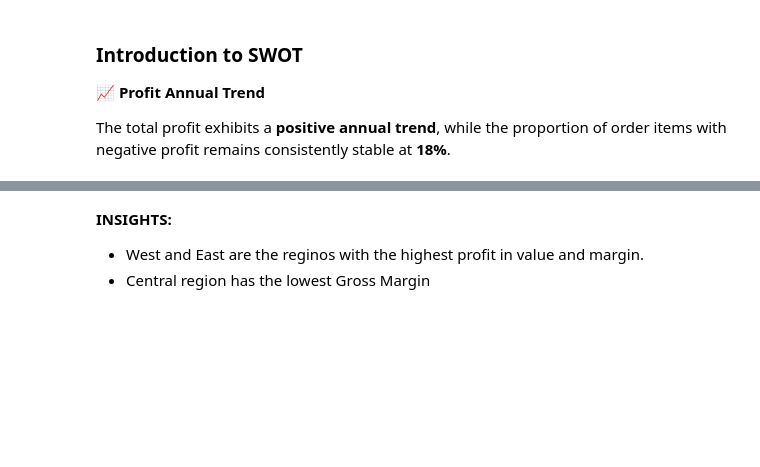
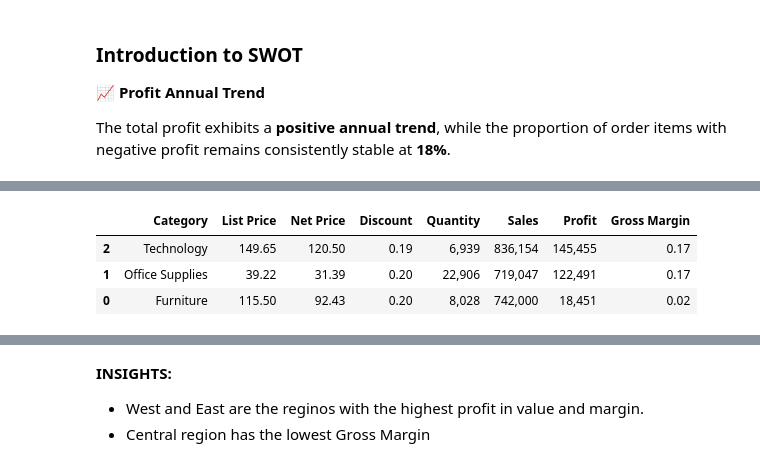
Before and after one commit to Kristinawk/final_project_ETL_Analytics, a Jupyter notebook: notebooks/03_supermarket_swot_new.ipynb, the cells around one changed output, grey strips where cells are left out. Drawn from its saved outputs; the diff is of its cells as text; code cells hidden in the pictures; blank space fills up the shorter version.

```diff
--- a/notebooks/03_supermarket_swot_new.ipynb
+++ b/notebooks/03_supermarket_swot_new.ipynb
@@ -790,0 +656,28 @@ df_customer_17
+# %%
+# Product Category KPIs summary
+
+# Create a copy of the original dataframe and add Discount Value for calculations:
+df_category = df.copy()
+df_category['Discount Value'] = df_category['Discount'] * df_category['List Price'] * df_category['Quantity']
+
+# Group data by Category
+df_category_grouped = df_category.groupby('Category')[['Profit', 'Sales', 'List Price', 'Net Price', 'Discount', 'Gross Margin', 'Quantity', 'Discount Value']].sum()
+
+# Re-calculate relative metrics
+df_category_grouped['List Price'] = (df_category_grouped['Sales'] + df_category_grouped['Discount Value']) / df_category_grouped['Quantity']
+df_category_grouped['Net Price'] = df_category_grouped['Sales'] / df_category_grouped['Quantity']
+df_category_grouped['Discount'] = 1 - (df_category_grouped['Net Price'] / df_category_grouped['List Price'])
+df_category_grouped['Gross Margin'] = df_category_grouped['Profit'] / df_category_grouped['Sales']
+
+# Reset index
+df_category_grouped.reset_index(inplace=True)
+
+# Drop Discount Value
+df_category_grouped.drop(['Discount Value'], axis=1, inplace=True)
+
+# Sort by Profit
+df_category_grouped.sort_values(by='Profit', ascending=False, inplace=True)
+
+# Reorder the columns
+new_column_order = ['Category', 'List Price', 'Net Price', 'Discount', 'Quantity', 'Sales', 'Profit', 'Gross Margin']
+df_category_grouped = df_category_grouped[new_column_order]
@@ -790,0 +717,8 @@ df_customer_17
+# %%
+df_category_grouped.style.format({'Profit': '{:,.0f}', 'Sales': '{:,.0f}', 'List Price': '{:.2f}', 'Net Price': '{:.2f}',
+                                'Discount': '{:.2f}', 'Gross Margin': '{:.2f}', 'Quantity': '{:,.0f}'})
+# %% [output]
+|  | Category | List Price | Net Price | Discount | Quantity | Sales | Profit | Gross Margin |
+| 2 | Technology | 149.65 | 120.50 | 0.19 | 6,939 | 836,154 | 145,455 | 0.17 |
+| 1 | Office Supplies | 39.22 | 31.39 | 0.20 | 22,906 | 719,047 | 122,491 | 0.17 |
+| 0 | Furniture | 115.50 | 92.43 | 0.20 | 8,028 | 742,000 | 18,451 | 0.02 |
```
Also changed, not shown: parts of 81 cells of this notebook, 1 other file.
